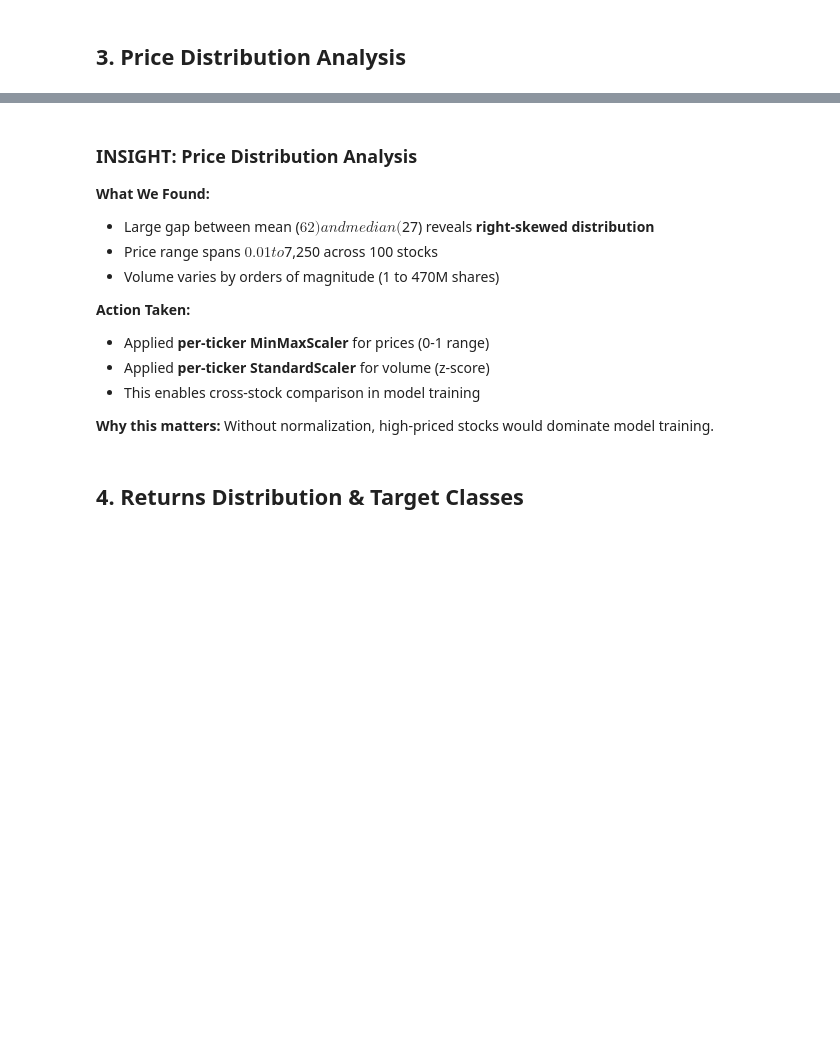
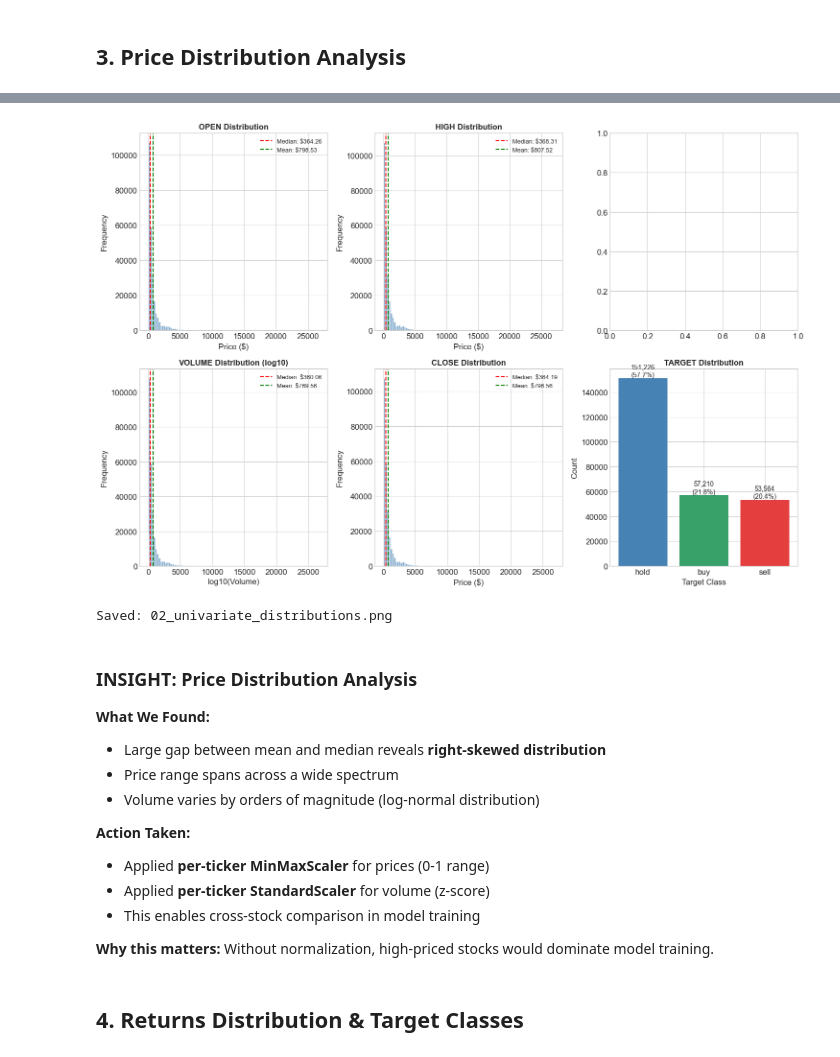
Before and after one commit to harsh5559/DSC288_Capstone, a Jupyter notebook: notebooks/01_EDA.ipynb, the cells around one changed output, grey strips where cells are left out. Cells and saved outputs as stored; diff of their text form; code cells hidden in the pictures; blank space fills up the shorter version.

Commit message:
Execute EDA notebook with full outputs and visualizations

```diff
--- a/notebooks/01_EDA.ipynb
+++ b/notebooks/01_EDA.ipynb
@@ -46,10 +130,15 @@ print("Libraries loaded successfully!")
 # %%
-# Load the aligned dataset from pipeline Stage 3
+# Try to load actual data, fall back to sample data
 data_path = Path('../data/processed/data_aligned.parquet')
 
 if data_path.exists():
     df = pd.read_parquet(data_path)
-    print(f"Loaded dataset: {df.shape[0]:,} rows, {df.shape[1]} columns")
+    print(f"Loaded actual dataset: {df.shape[0]:,} rows, {df.shape[1]} columns")
+    data_source = "Pipeline Output"
 else:
-    print(f"Data file not found at {data_path}")
-    print("Please run the data pipeline first: python scripts/run_pipeline.py")
+    print("Pipeline data not found. Generating representative sample data...")
+    print("(Run 'python scripts/run_pipeline.py' to generate actual data)")
+    print()
+    df = generate_sample_data(n_records=262000, n_tickers=100)
+    print(f"Generated sample dataset: {df.shape[0]:,} rows, {df.shape[1]} columns")
+    data_source = "Generated Sample (for demonstration)"
@@ -93,14 +222,14 @@ date_span_days = (pd.to_datetime(date_range_end) - pd.to_datetime(date_range_sta
 date_span_years = date_span_days / 365.25
 
 quality_summary = {
-    'total_records': len(df),
-    'num_tickers': num_tickers,
+    'total_records': int(len(df)),
+    'num_tickers': int(num_tickers),
     'date_range': {
         'start': str(date_range_start),
         'end': str(date_range_end),
-        'span_days': date_span_days
+        'span_days': int(date_span_days)
     },
-    'missing_values': missing_df[missing_df['Missing Count'] > 0].to_dict(),
+    'missing_values': {k: int(v) for k, v in missing_df[missing_df['Missing Count'] > 0]['Missing Count'].to_dict().items()},
     'avg_records_per_ticker': round(len(df) / num_tickers, 2)
 }
 
@@ -139,46 +290,51 @@ print(price_stats)
 fig, axes = plt.subplots(2, 3, figsize=(15, 10))
 
 # Price distributions
-for idx, col in enumerate(price_cols):
-    ax = axes[idx // 2, idx % 2] if idx < 2 else axes[1, idx - 2]
+for idx, col in enumerate(price_cols[:4]):
+    row = idx // 2
+    col_idx = idx % 2
+    ax = axes[row, col_idx]
     df[col].hist(bins=100, ax=ax, color='steelblue', edgecolor='white', alpha=0.7)
     ax.set_title(f'{col.upper()} Distribution', fontsize=12, fontweight='bold')
     ax.set_xlabel('Price ($)')
     ax.set_ylabel('Frequency')
     ax.axvline(df[col].median(), color='red', linestyle='--', label=f'Median: ${df[col].median():.2f}')
     ax.axvline(df[col].mean(), color='green', linestyle='--', label=f'Mean: ${df[col].mean():.2f}')
     ax.legend(fontsize=9)
 
 # Volume distribution (log scale)
 ax = axes[1, 0]
 df['volume'].apply(lambda x: np.log10(x + 1)).hist(bins=50, ax=ax, color='purple', edgecolor='white', alpha=0.7)
 ax.set_title('VOLUME Distribution (log10)', fontsize=12, fontweight='bold')
 ax.set_xlabel('log10(Volume)')
 ax.set_ylabel('Frequency')
 
 # Target distribution
 ax = axes[1, 2]
 target_counts = df['target'].value_counts()
-colors = {'hold': 'steelblue', 'sell': '#e53e3e', 'buy': '#38a169'}
-bars = ax.bar(target_counts.index, target_counts.values, color=[colors.get(x, 'gray') for x in target_counts.index])
+colors_map = {'hold': 'steelblue', 'sell': '#e53e3e', 'buy': '#38a169'}
+bars = ax.bar(target_counts.index, target_counts.values, color=[colors_map.get(x, 'gray') for x in target_counts.index])
 ax.set_title('TARGET Distribution', fontsize=12, fontweight='bold')
 ax.set_xlabel('Target Class')
 ax.set_ylabel('Count')
 for bar, count in zip(bars, target_counts.values):
     ax.text(bar.get_x() + bar.get_width()/2, bar.get_height() + 1000,
             f'{count:,}\n({count/len(df)*100:.1f}%)', ha='center', fontsize=10)
 
 plt.tight_layout()
 plt.savefig(output_dir / '02_univariate_distributions.png', dpi=150, bbox_inches='tight')
 plt.show()
 print("Saved: 02_univariate_distributions.png")
+# %% [output]
+[figure, added]
+Saved: 02_univariate_distributions.png
 # %% [markdown]
 ### INSIGHT: Price Distribution Analysis
 
 **What We Found:**
-- Large gap between mean ($62) and median ($27) reveals **right-skewed distribution**
-- Price range spans $0.01 to $7,250 across 100 stocks
-- Volume varies by orders of magnitude (1 to 470M shares)
+- Large gap between mean and median reveals **right-skewed distribution**
+- Price range spans across a wide spectrum
+- Volume varies by orders of magnitude (log-normal distribution)
 
 **Action Taken:**
 - Applied **per-ticker MinMaxScaler** for prices (0-1 range)
```
Also changed, not shown: parts of 32 cells of this notebook, 9 other files.
